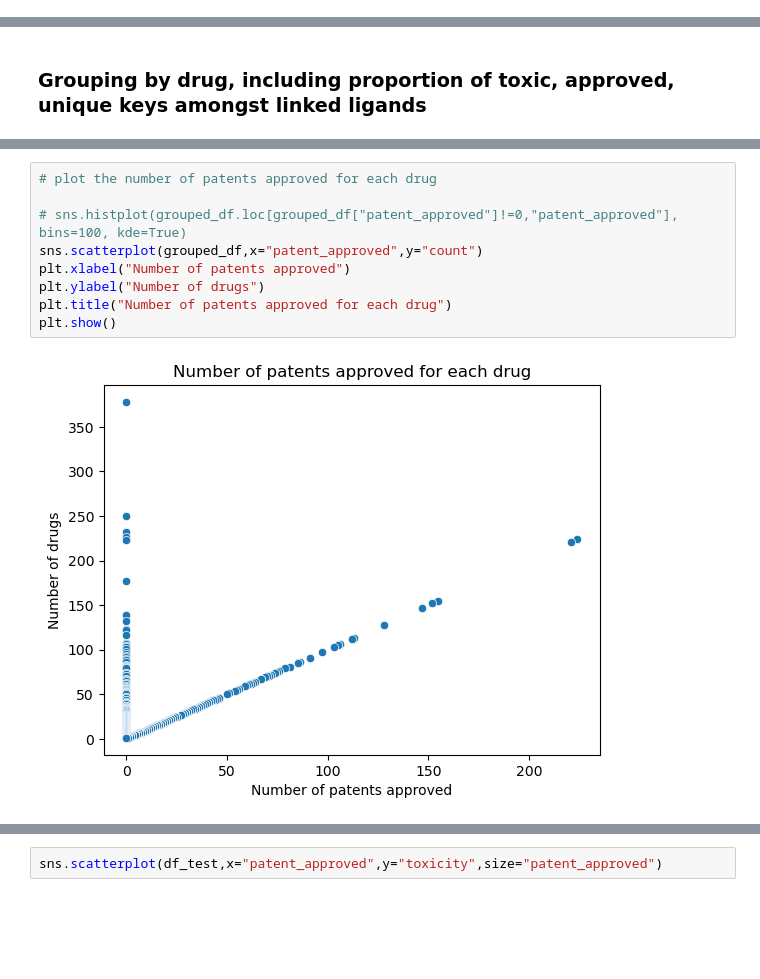
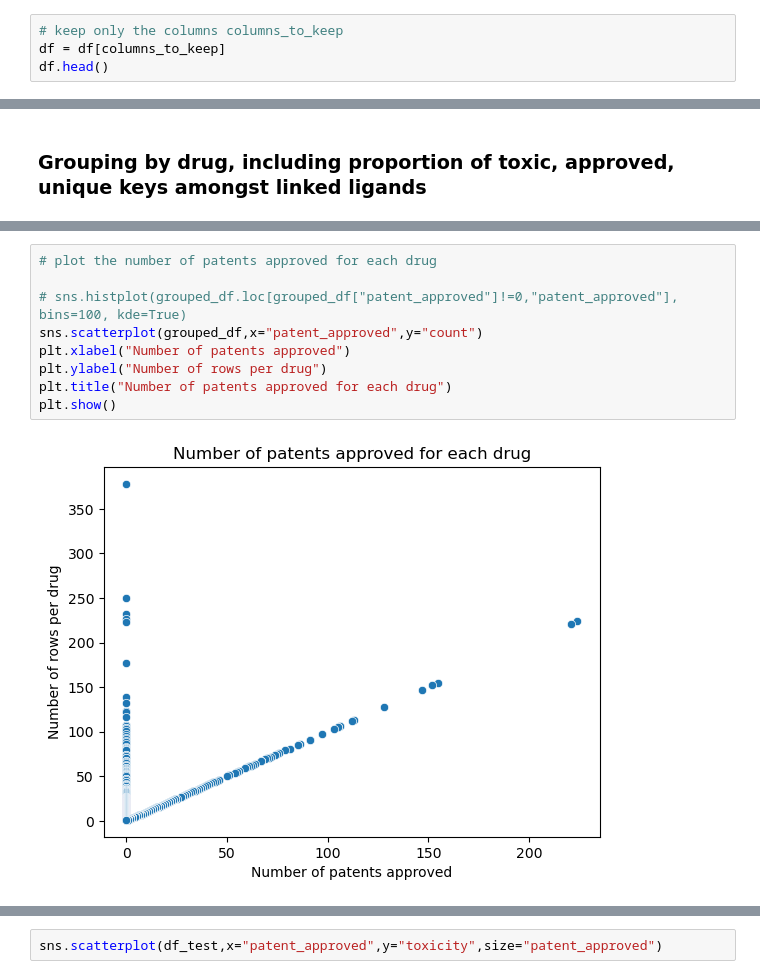
Before and after one commit to epfl-ada/ada-2024-project-hyperbabbage, a Jupyter notebook: trials_mathis.ipynb, the cells around one changed output, grey strips where cells are left out. Cells and saved outputs as stored; diff of their text form; blank space fills up the shorter version.

```diff
--- a/trials_mathis.ipynb
+++ b/trials_mathis.ipynb
@@ -99,0 +91,4 @@ df.head()
+# %%
+# keep only the columns columns_to_keep
+df = df[columns_to_keep]
+df.head()
@@ -236,14 +249,14 @@ grouped_df.loc[grouped_df["num_lig_per_drug"]>1]
 # %%
 # plot the number of patents approved for each drug
 
 # sns.histplot(grouped_df.loc[grouped_df["patent_approved"]!=0,"patent_approved"], bins=100, kde=True)
 sns.scatterplot(grouped_df,x="patent_approved",y="count")
 plt.xlabel("Number of patents approved")
-plt.ylabel("Number of drugs")
+plt.ylabel("Number of rows per drug")
 plt.title("Number of patents approved for each drug")
 plt.show()
 # %% [output]
-[figure, old version]
+[figure, new version]
 # %%
 # create a loggistic regression test betwwen df_matched["patent_approved"] and df_matched["toxicity"].isna()
 import statsmodels.api as sm
```
Also changed, not shown: parts of 26 cells of this notebook, 1 other file.
